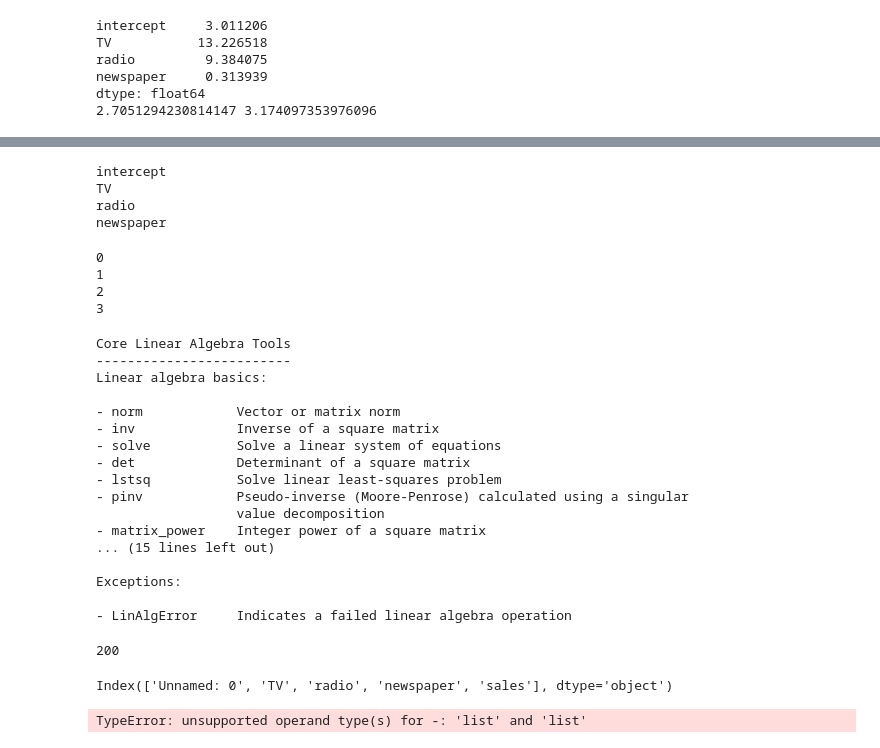
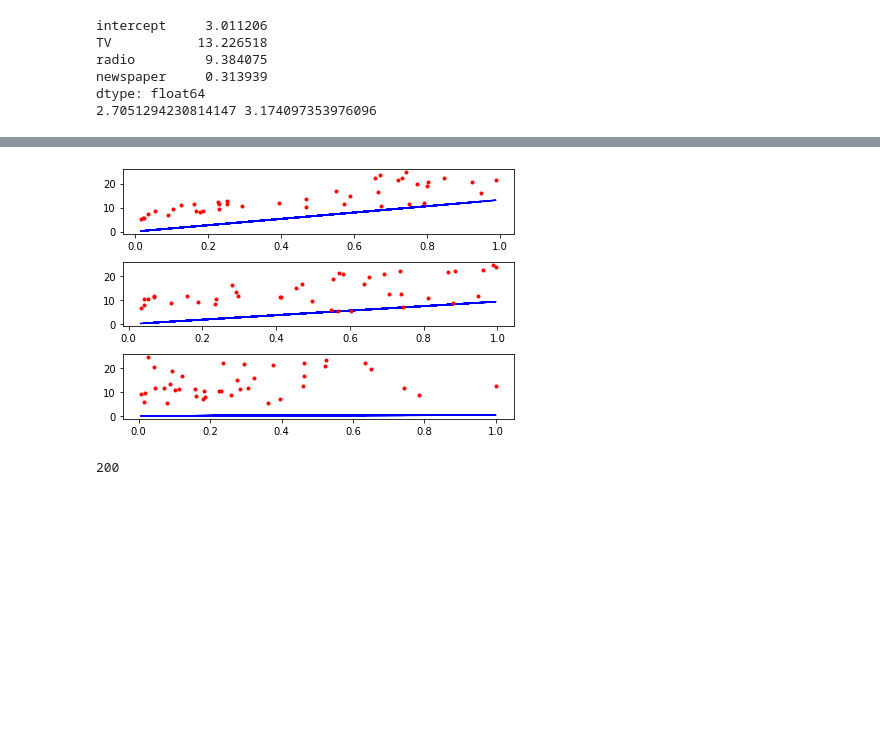
Before and after one commit to scaryface/intro_to_statistics, a Jupyter notebook: regression.ipynb, the cells around one changed output, grey strips where cells are left out. Drawn from its saved outputs; the diff is of its cells as text; code cells hidden in the pictures; blank space fills up the shorter version.

Commit message:
least_square

```diff
--- a/regression.ipynb
+++ b/regression.ipynb
@@ -131,47 +130,17 @@ axs[0].a
 # %%
 X, y = get_data()
 X_normalised = X.apply(normalize_feature, axis=0)
 X_train, X_test, y_train, y_test = get_train_test_data(X_normalised, y)
-fig, axs = plt.subplots(len(X_train.columns))
-for i,col in enumerate(X_train.columns):
-    A_col = least_square(X_train.col, y_train)
-    mse_train_col = get_mse(X_train.col, y_train)
-    mse_test_col = get_mse(X_test.col, y_test, A_col)
-    axs[i].plot()
+A = least_square(X_train, y_train)
+cols = np.array(X_train.columns.drop('intercept'))
+fig, axs = plt.subplots(len(cols))
+for i,col in enumerate(cols):
+    A_col = A[col]
+    axs[i].plot(X_test[col], X_test[col].multiply(A_col), 'b')
+    axs[i].plot(X_test[col], y_test, 'r.')
+plt.tight_layout()
 # %% [output]
-intercept
-TV
-radio
-newspaper
+[figure, added]
-# %%
-for i,col in enumerate(X_train.columns):
-    print(i)
-# %% [output]
-0
-1
-2
-3
-# %%
-#print(pd.DataFrame..__doc__)
-print(np.linalg.__doc__)
-# %% [output]
-Core Linear Algebra Tools
--------------------------
-Linear algebra basics:
-
-- norm            Vector or matrix norm
-- inv             Inverse of a square matrix
-- solve           Solve a linear system of equations
-- det             Determinant of a square matrix
-- lstsq           Solve linear least-squares problem
-- pinv            Pseudo-inverse (Moore-Penrose) calculated using a singular
-                  value decomposition
-- matrix_power    Integer power of a square matrix
-... (15 lines left out)
-
-Exceptions:
-
-- LinAlgError     Indicates a failed linear algebra operation
 # %%
 '''
 split into training test
@@ -183,11 +152,3 @@ split into training test
 '''
 # %% [output]
 200
-# %%
-advert_data.columns
-# %% [output]
-Index(['Unnamed: 0', 'TV', 'radio', 'newspaper', 'sales'], dtype='object')
-# %%
-pd.core.indexes.base.Index.
-# %% [output]
-TypeError: unsupported operand type(s) for -: 'list' and 'list'
```
Also changed, not shown: parts of 3 cells of this notebook, 1 other file.
